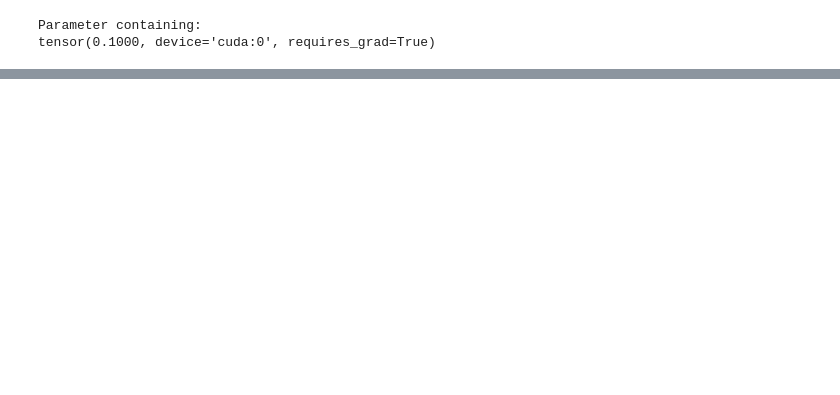
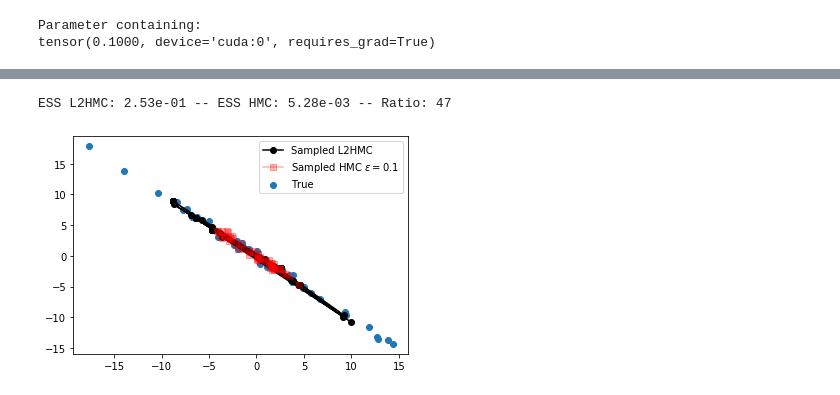
Before and after one commit to nkotelevskii/l2hmc_pytorch, a Jupyter notebook: l2hmc/sanity_check.ipynb, the cells around one changed output, grey strips where cells are left out. Drawn from its saved outputs; the diff is of its cells as text; code cells hidden in the pictures; blank space fills up the shorter version.

```diff
--- a/l2hmc/sanity_check.ipynb
+++ b/l2hmc/sanity_check.ipynb
@@ -115,14 +121,16 @@ samples = torch.tensor(distribution.get_samples(n=n_samples), dtype=torch.float3
 final_samples = []
 
 samples_ = samples
-for t in tqdm(range(length_of_chains)):
-    final_samples.append(samples_.cpu().numpy())
-    _, _, _, samples_ = propose(samples_, dynamics, do_mh_step=True, trainable=False)
-    samples_ = samples_[0].detach()
+with torch.no_grad():
+    for t in tqdm(range(length_of_chains)):
+        final_samples.append(samples_.cpu().numpy())
+        _, _, _, samples_ = propose(samples_, dynamics, do_mh_step=True, trainable=False)
+        samples_ = samples_[0].detach()
 # %%
 L2HMC_samples = np.array(final_samples)
-HMC_samples_1 = get_hmc_samples(2, 0.1, distribution.get_energy_function(), steps=length_of_chains, samples=samples)
-HMC_samples_2 = get_hmc_samples(2, 0.15, distribution.get_energy_function(), steps=length_of_chains, samples=samples)
-HMC_samples_3 = get_hmc_samples(2, 0.2, distribution.get_energy_function(), steps=length_of_chains, samples=samples)
+with torch.no_grad():
+    HMC_samples_1 = get_hmc_samples(2, 0.1, distribution.get_energy_function(), steps=length_of_chains, samples=samples)
+    HMC_samples_2 = get_hmc_samples(2, 0.15, distribution.get_energy_function(), steps=length_of_chains, samples=samples)
+    HMC_samples_3 = get_hmc_samples(2, 0.2, distribution.get_energy_function(), steps=length_of_chains, samples=samples)
 # %%
 L2HMC_samples.shape
@@ -150,11 +164,15 @@ plt.show()
 # %%
 print('ESS L2HMC: %.2e -- ESS HMC: %.2e -- Ratio: %d' % (ESS(L2HMC), ESS(HMC2), ESS(L2HMC) / ESS(HMC2)))
+# %% [output]
+ESS L2HMC: 2.53e-01 -- ESS HMC: 5.28e-03 -- Ratio: 47
 # %%
-num = 5
+num = -4
 points_to_plot = np.min([50, length_of_chains - 1])
 
 plt.scatter(S[:points_to_plot, 0], S[:points_to_plot, 1], label='True')
 plt.plot(L2HMC_samples[:points_to_plot, num, 0], L2HMC_samples[:points_to_plot, num, 1], label='Sampled L2HMC', color='black', marker='o')
-plt.plot(HMC_samples_1[:points_to_plot, num, 0], HMC_samples_1[:points_to_plot, num, 1], label='Sampled HMC $\epsilon=0.1$', color='red', marker='s', alpha=0.3)
+plt.plot(HMC_samples_2[:points_to_plot, num, 0], HMC_samples_2[:points_to_plot, num, 1], label='Sampled HMC $\epsilon=0.1$', color='red', marker='s', alpha=0.3)
 plt.legend()
 plt.show()
+# %% [output]
+[figure, added]
```
Also changed, not shown: parts of 6 cells of this notebook, 4 other files.
